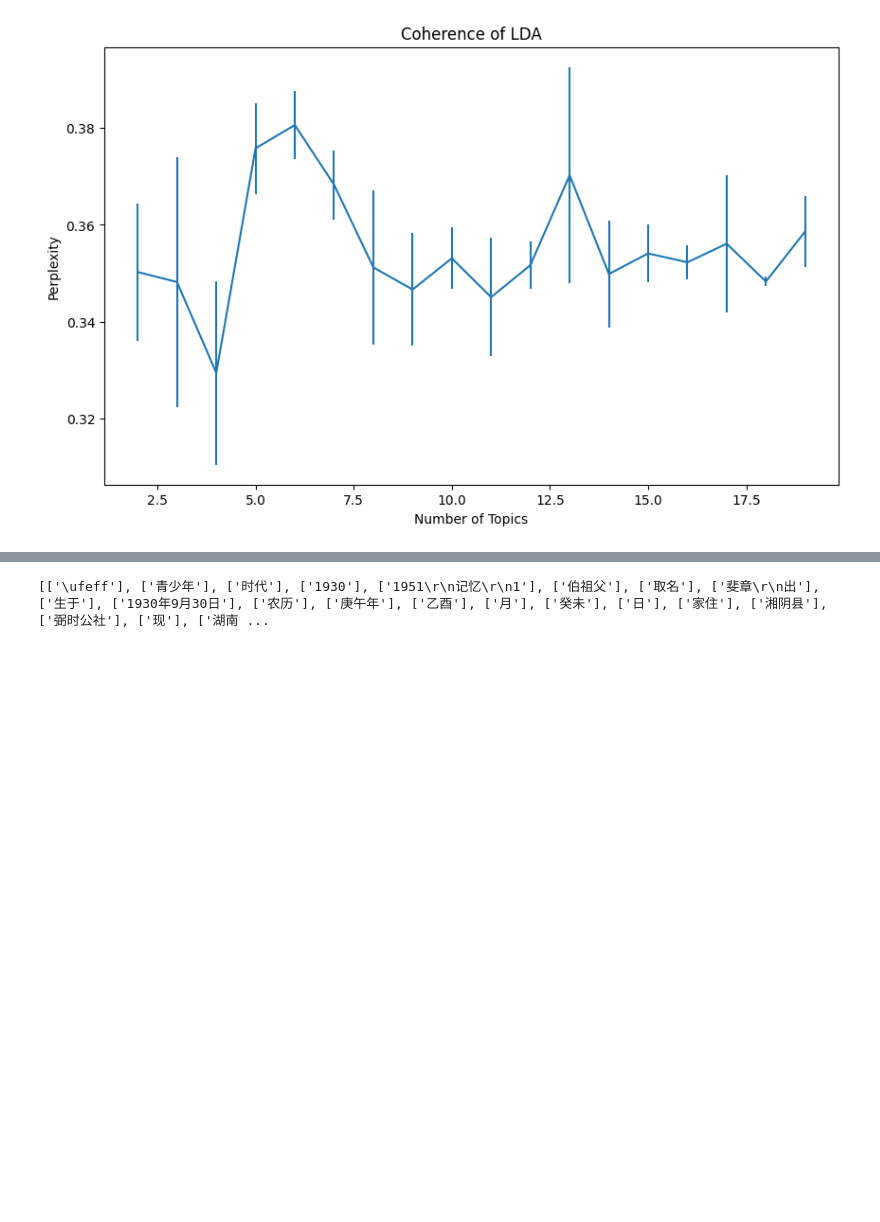
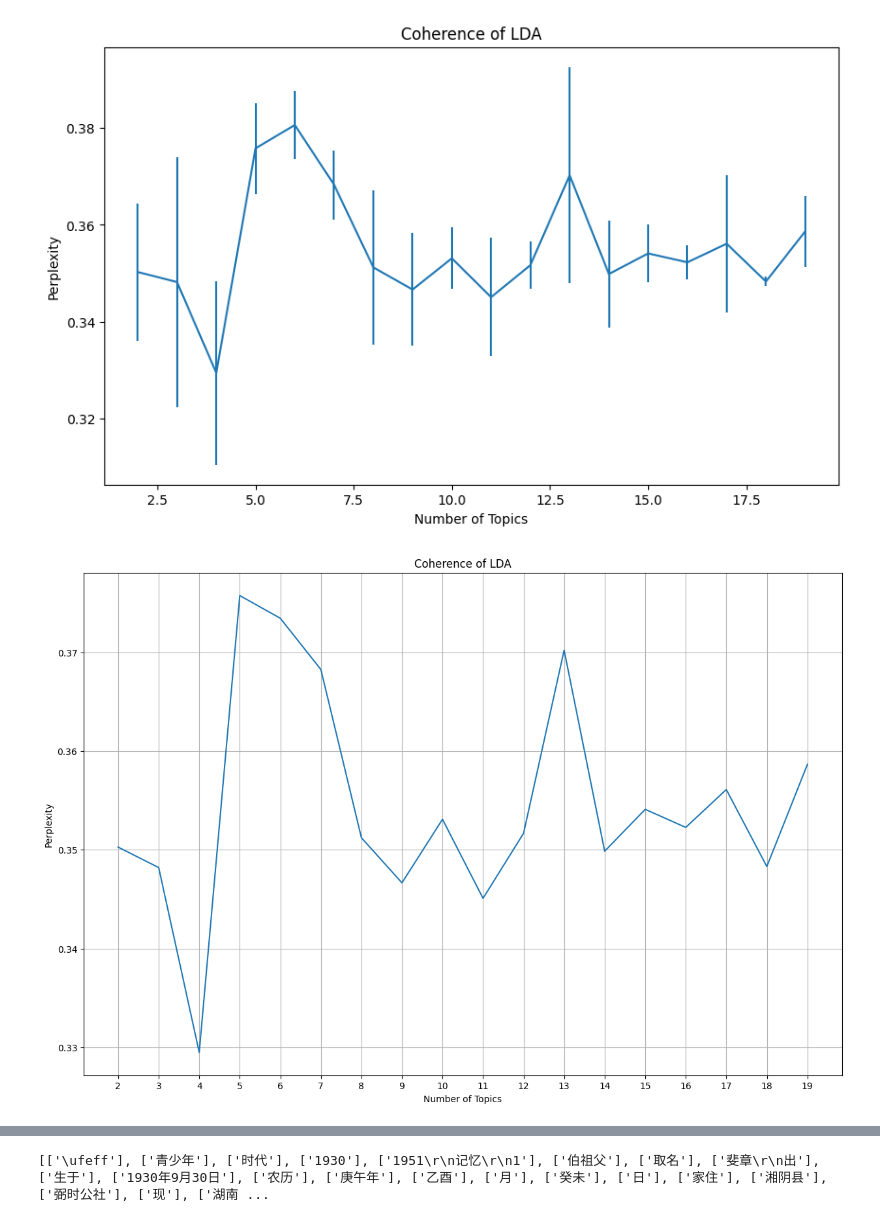
Before and after one commit to sunieee/LDA, a Jupyter notebook: LDA.ipynb, the cells around one changed output, grey strips where cells are left out. Drawn from its saved outputs; the diff is of its cells as text; code cells hidden in the pictures; blank space fills up the shorter version.

```diff
--- a/LDA.ipynb
+++ b/LDA.ipynb
@@ -282,6 +322,21 @@ plt.ylabel('Perplexity')
 plt.show()
 # %% [output]
 [figure]
+# %%
+coherence_mean[4] += coherence_std[4]
+# %%
+import matplotlib.pyplot as plt
+plt.figure(figsize=(15, 10))
+plt.plot(x_index, coherence_mean, label='Coherence Score')
+plt.title('Coherence of LDA')
+plt.xlabel('Number of Topics')
+plt.ylabel('Perplexity')
+plt.grid(True)
+# 设置横坐标刻度为整数
+plt.xticks(x_index, x_index)
+plt.show()
+# %% [output]
+[figure, added]
 # %%
 i = 0
 for topic in lda_model.print_topics(num_words = 50):
```
Also changed, not shown: parts of 3 cells of this notebook, 6 other files.
